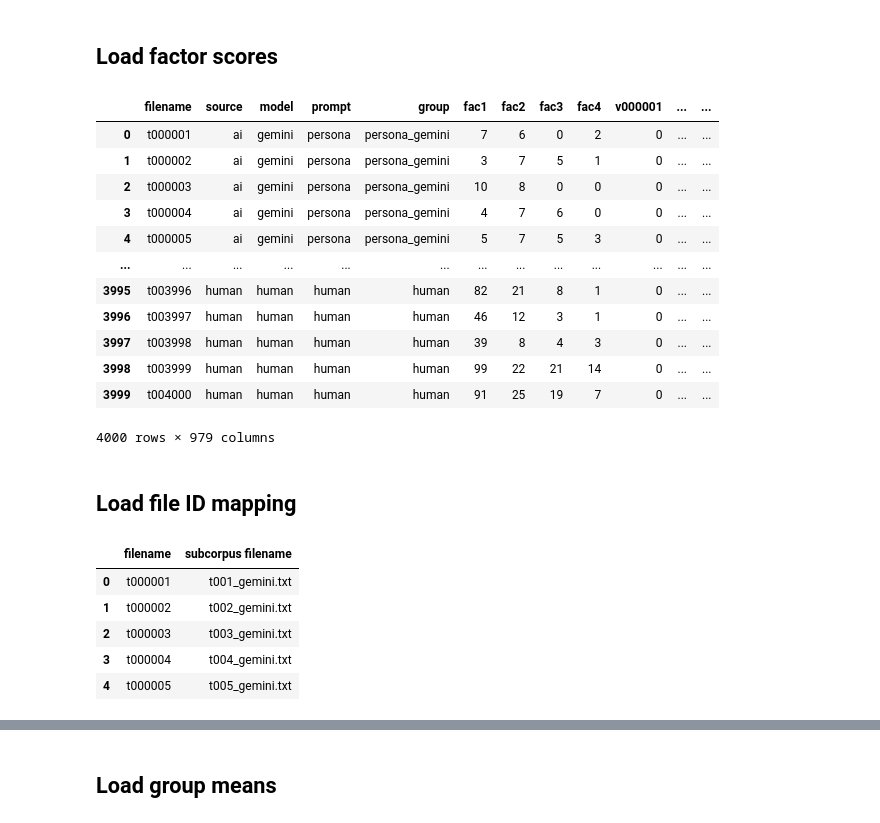
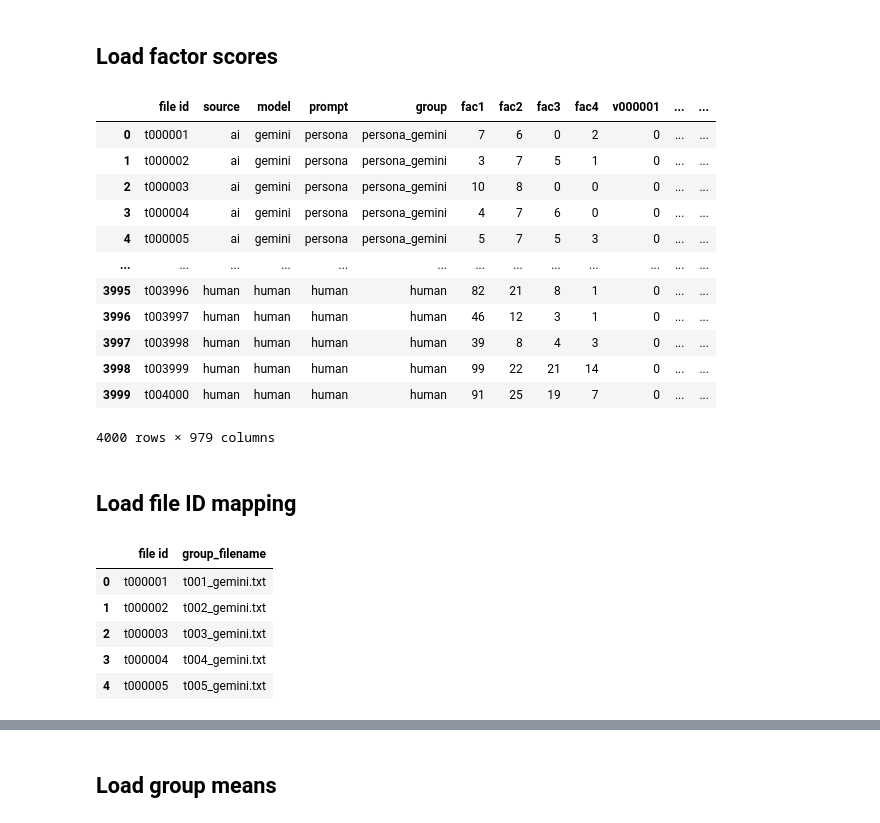
Before and after one commit to laelgelc/cl_st2_arianne, a Jupyter notebook: cl_st2_ph2_arianne/cl_st2_ph2_arianne_examples_simulation.ipynb, the cells around one changed output, grey strips where cells are left out. Cells and saved outputs as stored; diff of their text form; code cells hidden in the pictures.

```diff
--- a/cl_st2_ph2_arianne/cl_st2_ph2_arianne_examples_simulation.ipynb
+++ b/cl_st2_ph2_arianne/cl_st2_ph2_arianne_examples_simulation.ipynb
@@ -20,10 +20,11 @@ FILE_IDS_PATH = Path("file_ids.txt")
 import pandas as pd
 
 scores_df = pd.read_csv(SCORES_FILE, sep="\t")
+scores_df = scores_df.rename(columns={"filename": "file id"})
 
 scores_df
 # %% [output]
-|  | filename | source | model | prompt | group | fac1 | fac2 | fac3 | fac4 | v000001 | ... | ... |
+|  | file id | source | model | prompt | group | fac1 | fac2 | fac3 | fac4 | v000001 | ... | ... |
 | 0 | t000001 | ai | gemini | persona | persona_gemini | 7 | 6 | 0 | 2 | 0 | ... | ... |
 | 1 | t000002 | ai | gemini | persona | persona_gemini | 3 | 7 | 5 | 1 | 0 | ... | ... |
 | 2 | t000003 | ai | gemini | persona | persona_gemini | 10 | 8 | 0 | 0 | 0 | ... | ... |
@@ -41,13 +42,13 @@ scores_df
 # %%
 file_ids_df = pd.read_csv(
     FILE_IDS_PATH,
     sep=" ",
-    names=["filename", "subcorpus filename"],
+    names=["file id", "group_filename"],
 )
 
 file_ids_df.head()
 # %% [output]
-|  | filename | subcorpus filename |
+|  | file id | group_filename |
 | 0 | t000001 | t001_gemini.txt |
 | 1 | t000002 | t002_gemini.txt |
 | 2 | t000003 | t003_gemini.txt |
```
Also changed, not shown: parts of 6 cells of this notebook.
